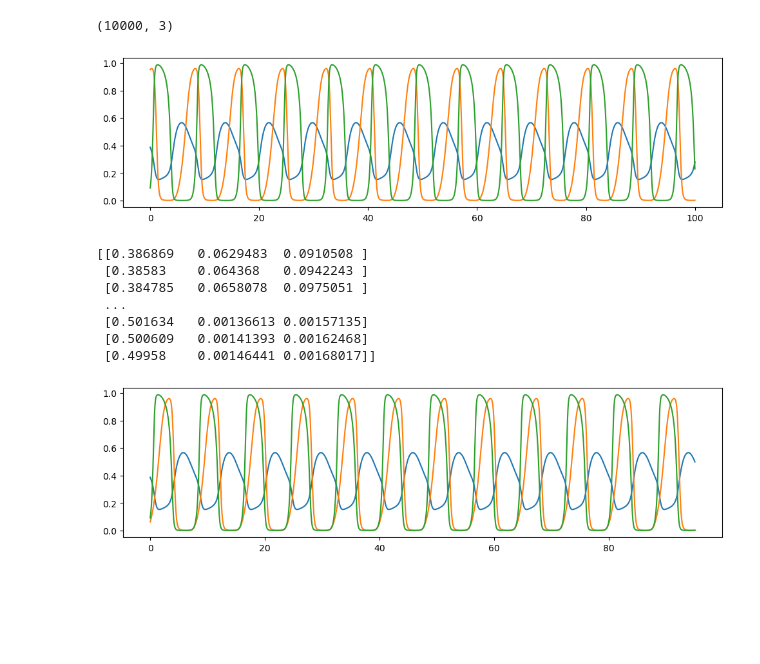
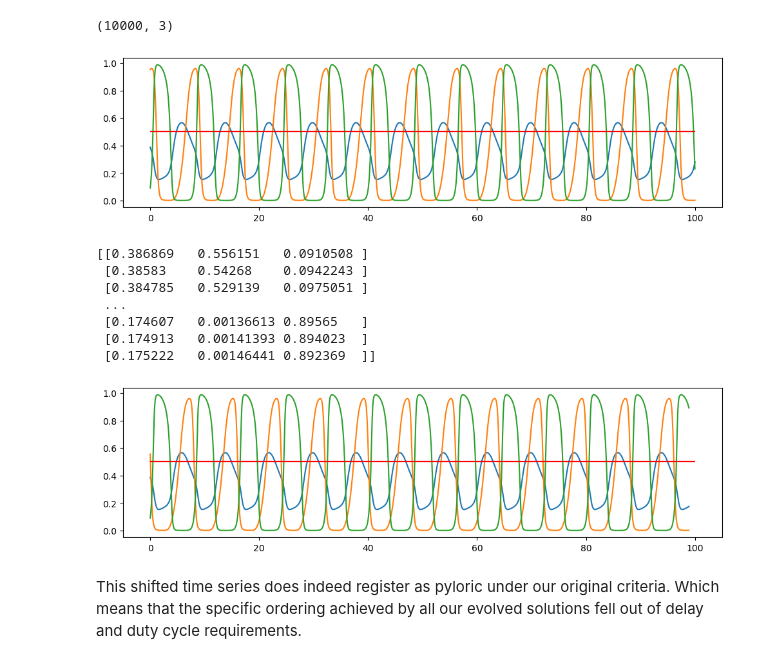
Before and after one commit to ljstolting/EvolvingHP, a Jupyter notebook: Cpp/trajectoryshift.ipynb, the cells around one changed output. Saved outputs shown, nothing was run; the diff lists cells and outputs as text; code cells hidden in the pictures; blank space fills up the shorter version.

```diff
--- a/Cpp/trajectoryshift.ipynb
+++ b/Cpp/trajectoryshift.ipynb
@@ -14,11 +14,12 @@ time = np.arange(0,100,0.01)
 plt.rcParams['figure.figsize']=(12,3)
 for i in range(len(outputs[0])):
     plt.plot(time,outputs[:,i])
+    plt.hlines(.5,time[0],time[-1],color='r')
 # %% [output]
-[figure, old version]
+[figure, new version]
 # %%
 #shift PY up by x timesteps
-x = 500
+x = 110
 
 shifted_outputs = np.zeros_like(outputs)
 shifted_outputs[:,0::2] = outputs[:,0::2]
@@ -26,19 +27,22 @@ shifted_outputs[:-x,1] = outputs[x:,1]
 shifted_outputs = shifted_outputs[:-x,:]
 print(shifted_outputs)
 # %% [output]
-[[0.386869   0.0629483  0.0910508 ]
- [0.38583    0.064368   0.0942243 ]
- [0.384785   0.0658078  0.0975051 ]
+[[0.386869   0.556151   0.0910508 ]
+ [0.38583    0.54268    0.0942243 ]
+ [0.384785   0.529139   0.0975051 ]
  ...
- [0.501634   0.00136613 0.00157135]
- [0.500609   0.00141393 0.00162468]
- [0.49958    0.00146441 0.00168017]]
+ [0.174607   0.00136613 0.89565   ]
+ [0.174913   0.00141393 0.894023  ]
+ [0.175222   0.00146441 0.892369  ]]
 # %%
 plt.rcParams['figure.figsize']=(12,3)
 for i in range(len(outputs[0])):
     plt.plot(time[:-x],shifted_outputs[:,i])
+    plt.hlines(.5,time[0],time[-1],color='r')
 # %% [output]
-[figure, old version]
+[figure, new version]
 # %%
 #output this shifted timeseries to a new file
 np.savetxt('./Specifically Evolved HP mechanisms/Every Circuit/0/shiftedoutputs.dat',shifted_outputs)
+# %% [markdown]
+This shifted time series does indeed register as pyloric under our original criteria. Which means that the specific ordering achieved by all our evolved solutions fell out of delay and duty cycle requirements.
```
Also changed, not shown: parts of 4 cells of this notebook, 2 other files.
